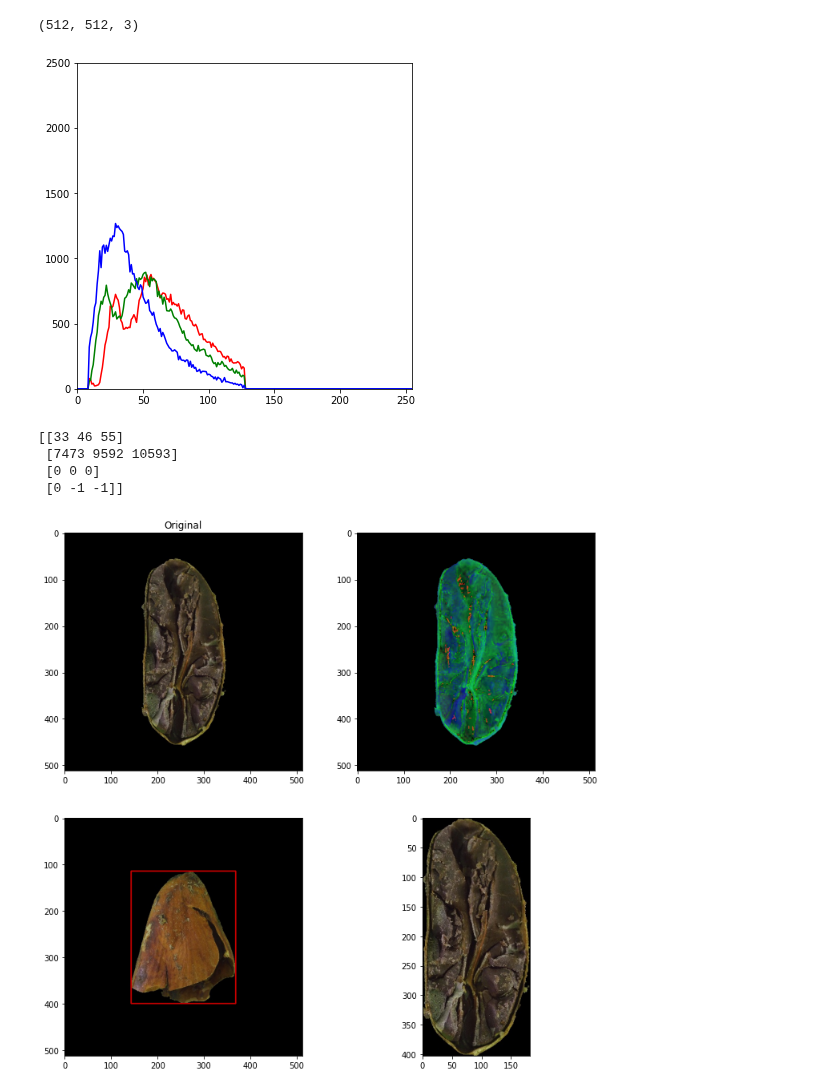
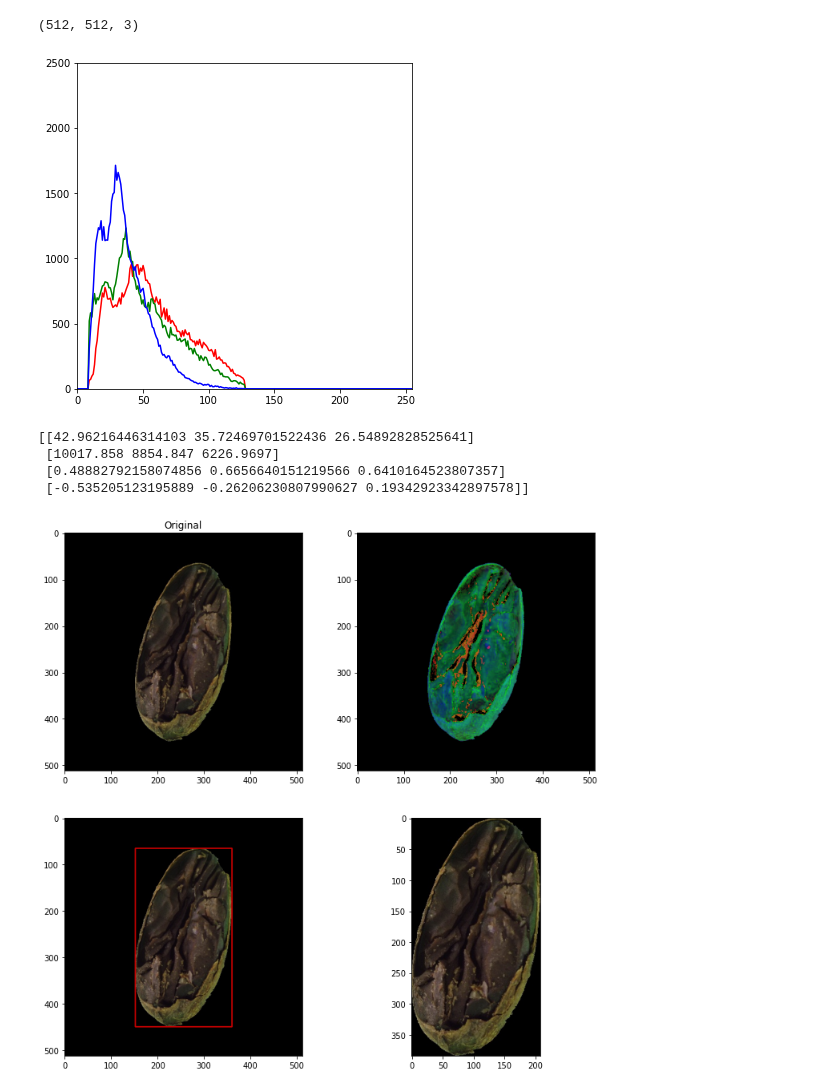
Before and after one commit to quanglochuynh/thesis2022, a Jupyter notebook: The_new_thesis_approach/feature.ipynb, the cells around one changed output. Drawn from its saved outputs; the diff is of its cells as text; code cells hidden in the pictures.

```diff
--- a/The_new_thesis_approach/feature.ipynb
+++ b/The_new_thesis_approach/feature.ipynb
@@ -4,7 +4,7 @@ import numpy as np
 import matplotlib.pyplot as plt
 from scipy.stats import skew, kurtosis
 
-image_dir = 'D:/Thesis_data/Backups/Color_Corrected_512x512/Compartmentalized_PartiallyPurple/image (6).JPG'
+image_dir = 'D:/Thesis_data/Backups/Color_Corrected_512x512/Compartmentalized_Brown/image (6).JPG'
 # %%
 image = cv2.imread(image_dir)
 im_shape = np.shape(image)
@@ -91,34 +91,34 @@ image_rgb_bb = draw_bb(image_rgb, (x,y,w,h))
 # %%
 histogram_analysis(croped_img)
 # %% [output]
-[figure, old version]
+[figure, new version]
 # %%
 # print(np.around(statistic_extractor(image_hsv)))
 # print(np.around(statistic_extractor(croped_img)))
 # a=statistic_extractor(image_hsv)
 b=statistic_extractor(croped_img)
 # print(np.floor(a))
-print(np.floor(b))
+print((b))
 
 # print(np.shape(image[:, :, 1]))
 # a = np.split(image, indices_or_sections=2, axis=2)
 # print(np.shape(a))
 # %% [output]
-[[33 46 55]
- [7473 9592 10593]
- [0 0 0]
- [0 -1 -1]]
+[[42.96216446314103 35.72469701522436 26.54892828525641]
+ [10017.858 8854.847 6226.9697]
+ [0.48882792158074856 0.6656640151219566 0.6410164523807357]
+ [-0.535205123195889 -0.26206230807990627 0.19342923342897578]]
 # %%
 plt.rcParams["figure.figsize"] = (12,12)
 plt.subplot(2,2,1)
 plt.title("Original")
 plt.imshow(image_rgb)
 plt.subplot(2,2,2)
 plt.imshow(image_hsv)
 plt.subplot(2,2,3)
-plt.imshow(image_hsv_bb)
+plt.imshow(image_rgb_bb)
 plt.subplot(2,2,4)
 plt.imshow(croped_img)
 plt.show()
 # %% [output]
-[figure, old version]
+[figure, new version]
```
Also changed, not shown: 1 other file.
